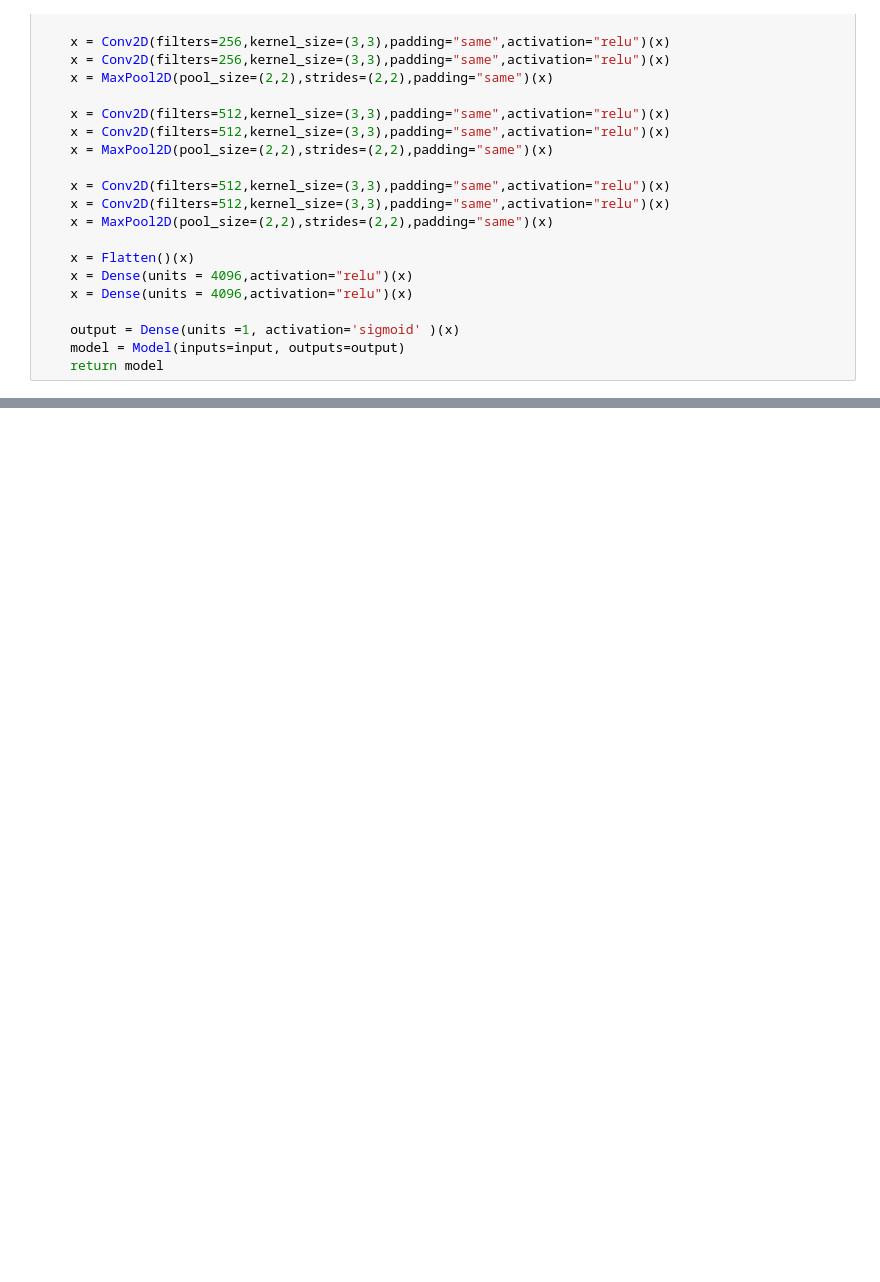
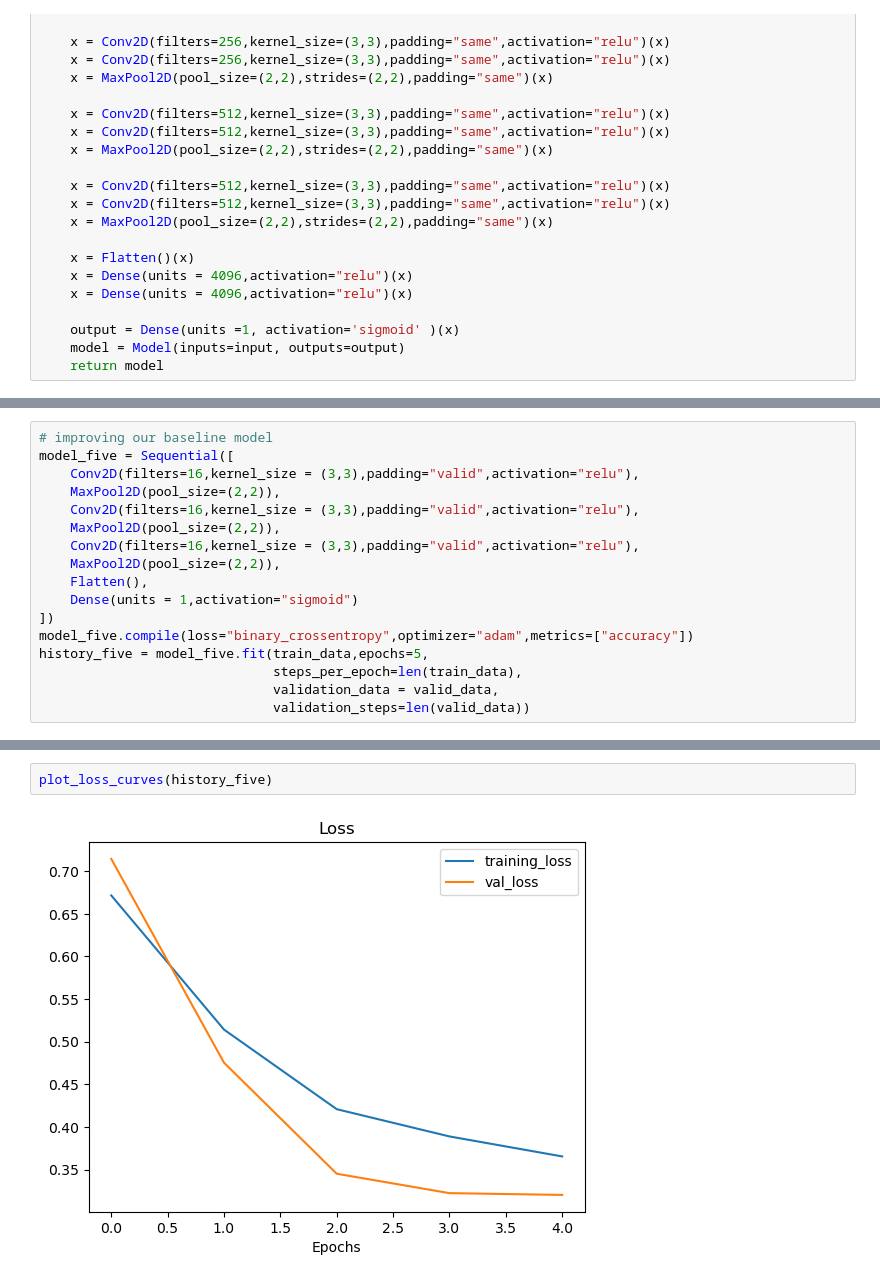
Before and after one commit to dibkb/tensorflow-udemy, a Jupyter notebook: CNN/1.ipynb, the cells around one changed output, grey strips where cells are left out. Saved outputs shown, nothing was run; the diff lists cells and outputs as text; blank space fills up the shorter version.

```diff
--- a/CNN/1.ipynb
+++ b/CNN/1.ipynb
@@ -302,0 +374,17 @@ KeyboardInterrupt:
+# %%
+# improving our baseline model
+model_five = Sequential([
+    Conv2D(filters=16,kernel_size = (3,3),padding="valid",activation="relu"),
+    MaxPool2D(pool_size=(2,2)),
+    Conv2D(filters=16,kernel_size = (3,3),padding="valid",activation="relu"),
+    MaxPool2D(pool_size=(2,2)),
+    Conv2D(filters=16,kernel_size = (3,3),padding="valid",activation="relu"),
+    MaxPool2D(pool_size=(2,2)),
+    Flatten(),
+    Dense(units = 1,activation="sigmoid")
+])
+model_five.compile(loss="binary_crossentropy",optimizer="adam",metrics=["accuracy"])
+history_five = model_five.fit(train_data,epochs=5,
+                              steps_per_epoch=len(train_data),
+                              validation_data = valid_data,
+                              validation_steps=len(valid_data))
@@ -302,0 +434,4 @@ KeyboardInterrupt:
+# %%
+plot_loss_curves(history_five)
+# %% [output]
+[figure, added]
```
Also changed, not shown: parts of 23 cells of this notebook.
